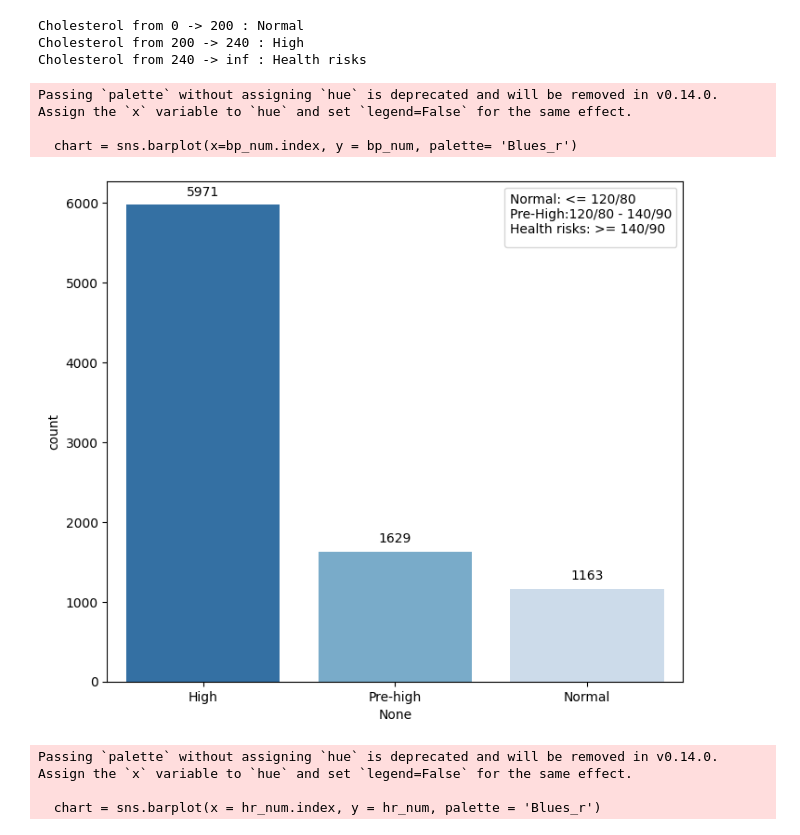
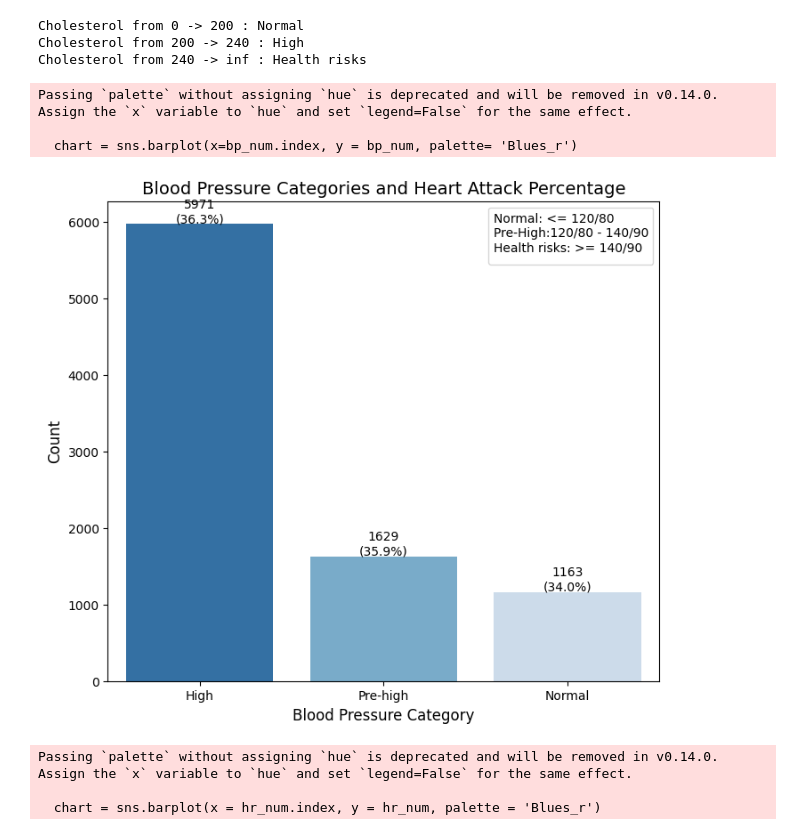
Before and after one commit to thangtrandoan/DataProcessing-Project, a Jupyter notebook: test.ipynb, the cells around one changed output. Cells and saved outputs as stored; diff of their text form; code cells hidden in the pictures.

```diff
--- a/test.ipynb
+++ b/test.ipynb
@@ -412,37 +412,48 @@ Cholesterol from 240 -> inf : Health risks
 # %%
 def categorize_blood_pressure(data):
     # Áp dụng các điều kiện phân loại
     if data['BP_Systolic'] < 120 and data['BP_Diastolic'] < 80:
         return 'Normal'
     elif data['BP_Systolic'] >= 140 or data['BP_Diastolic'] >= 90:
         return 'High'
     else:
         return 'Pre-high'  # Mức huyết áp cao tiền đề
 
 Blood_Pressure_Category = data.apply(categorize_blood_pressure, axis=1)
 
+# Tính toán phần trăm người bị bệnh tim trong mỗi nhóm
+bp_groups = data.groupby(Blood_Pressure_Category)
+heart_attack_counts = bp_groups['Heart Attack Risk'].sum()  # Số người bị bệnh tim
+total_counts = bp_groups['Heart Attack Risk'].count()  # Tổng số người
+heart_attack_percentage = (heart_attack_counts / total_counts) * 100  # Phần trăm người bị bệnh tim
+
 plt.figure(figsize=(8,7))
 bp_num = Blood_Pressure_Category.value_counts()
 chart = sns.barplot(x=bp_num.index, y = bp_num, palette= 'Blues_r')
 
 # Annotating the bars
-for p in chart.patches:
-    chart.annotate(format(p.get_height(), '.0f'),
-                  (p.get_x() + p.get_width() / 2., p.get_height()),
-                  ha='center', va='center',
-                  xytext=(0, 10),
-                  textcoords='offset points',
-                  fontsize=10)
+for i, p in enumerate(chart.patches):
+    # Hiển thị số lượng và phần trăm bị bệnh tim
+    text = f"{format(p.get_height(), '.0f')}\n({format(heart_attack_percentage[i], '.1f')}%)"
+    chart.annotate(text,
+                   (p.get_x() + p.get_width() / 2., p.get_height()),
+                   ha='center', va='center',
+                   xytext=(0, 10),
+                   textcoords='offset points',
+                   fontsize=10)
 
 # Hiển thị biểu đồ
 plt.legend(title=
            'Normal: <= 120/80\nPre-High:120/80 - 140/90\nHealth risks: >= 140/90')
+plt.title('Blood Pressure Categories and Heart Attack Percentage', fontsize=14)
+plt.xlabel('Blood Pressure Category', fontsize=12)
+plt.ylabel('Count', fontsize=12)
 plt.show()
 # %% [output]
 Passing `palette` without assigning `hue` is deprecated and will be removed in v0.14.0. Assign the `x` variable to `hue` and set `legend=False` for the same effect.
 
   chart = sns.barplot(x=bp_num.index, y = bp_num, palette= 'Blues_r')
-[figure, old version]
+[figure, new version]
 # %%
 bins = [0, 60, 125, 140, float('inf')]  # Các mức giới hạn cho các nhóm
 labels = ['Low', 'Normal', 'High', 'Health risks']  # Các nhãn tương ứng với các nhóm
```
Also changed, not shown: parts of 5 cells of this notebook.
